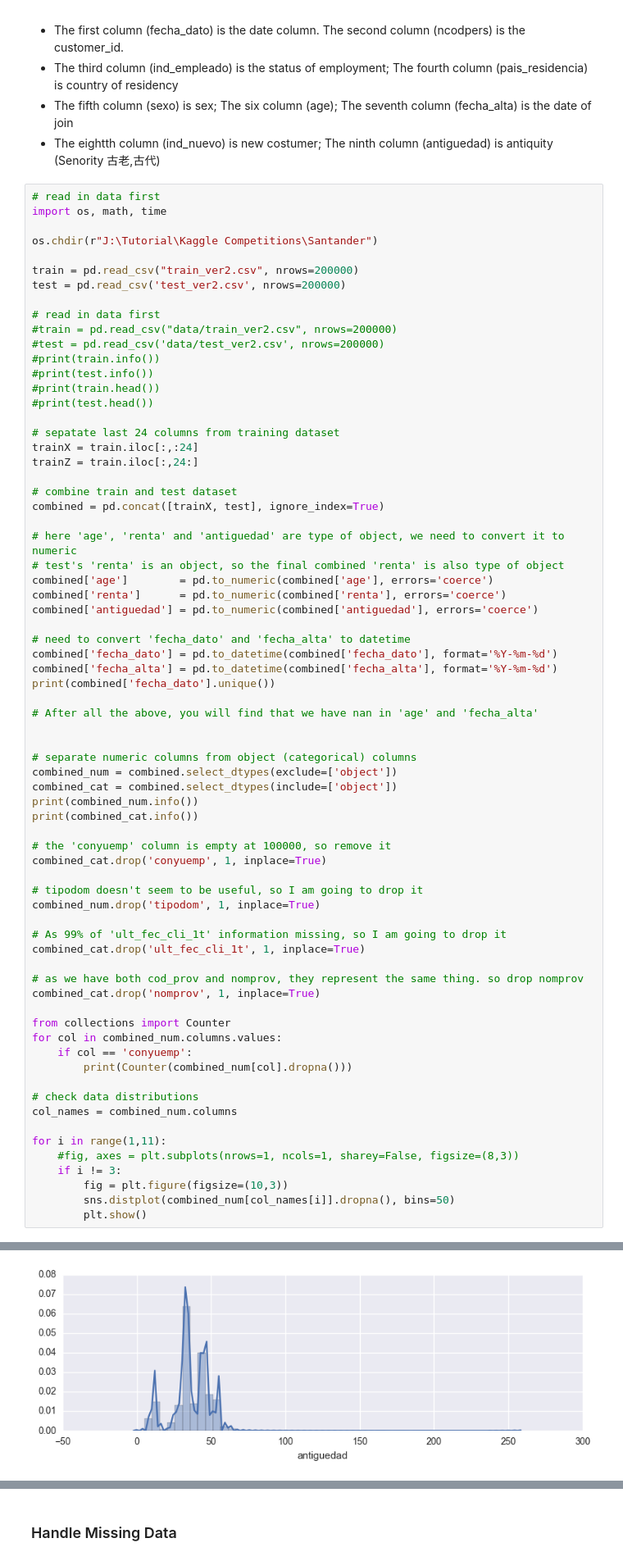
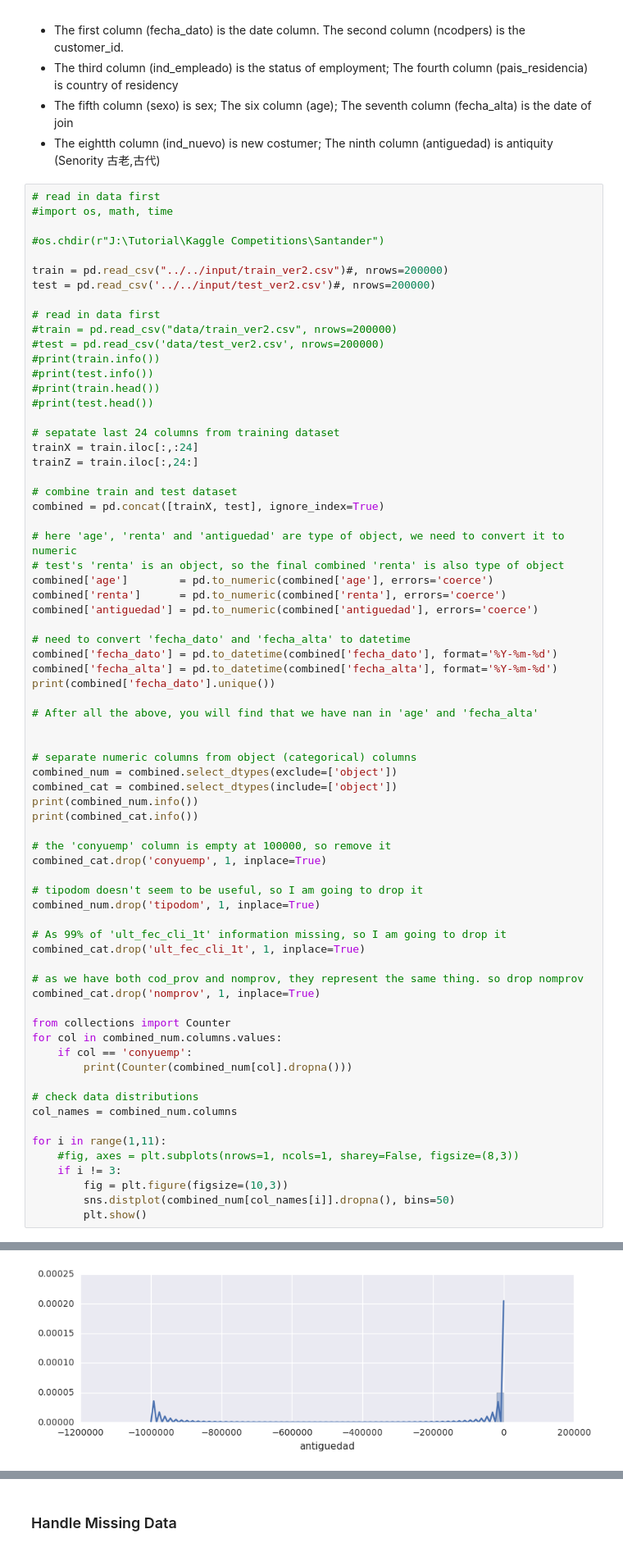
Before and after one commit to phuang7008/kaggle, a Jupyter notebook: Santander/Santander_Exploratory_Analysis.ipynb, the cells around one changed output, grey strips where cells are left out. Shown at 82% size. Saved outputs shown, nothing was run; the diff lists cells and outputs as text.

```diff
--- a/Santander/Santander_Exploratory_Analysis.ipynb
+++ b/Santander/Santander_Exploratory_Analysis.ipynb
@@ -19,12 +19,12 @@ warnings.filterwarnings('ignore')
 - The eightth column (ind_nuevo) is new costumer; The ninth column (antiguedad) is antiquity (Senority 古老,古代)
 # %%
 # read in data first
-import os, math, time
+#import os, math, time
 
-os.chdir(r"J:\Tutorial\Kaggle Competitions\Santander")
+#os.chdir(r"J:\Tutorial\Kaggle Competitions\Santander")
 
-train = pd.read_csv("train_ver2.csv", nrows=200000)
-test = pd.read_csv('test_ver2.csv', nrows=200000)
+train = pd.read_csv("../../input/train_ver2.csv")#, nrows=200000)
+test = pd.read_csv('../../input/test_ver2.csv')#, nrows=200000)
 
 # read in data first
 #train = pd.read_csv("data/train_ver2.csv", nrows=200000)
@@ -111,2 +111,2 @@ None
-[figure, old version]
+[figure, new version]
 [figure]
```
Also changed, not shown: parts of 26 cells of this notebook.
